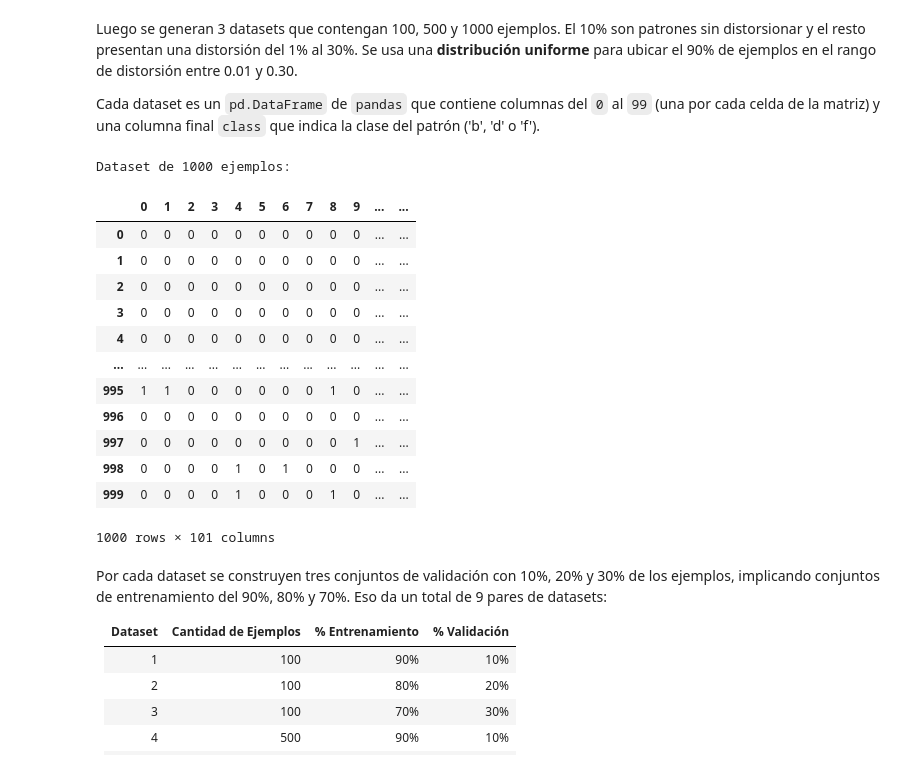
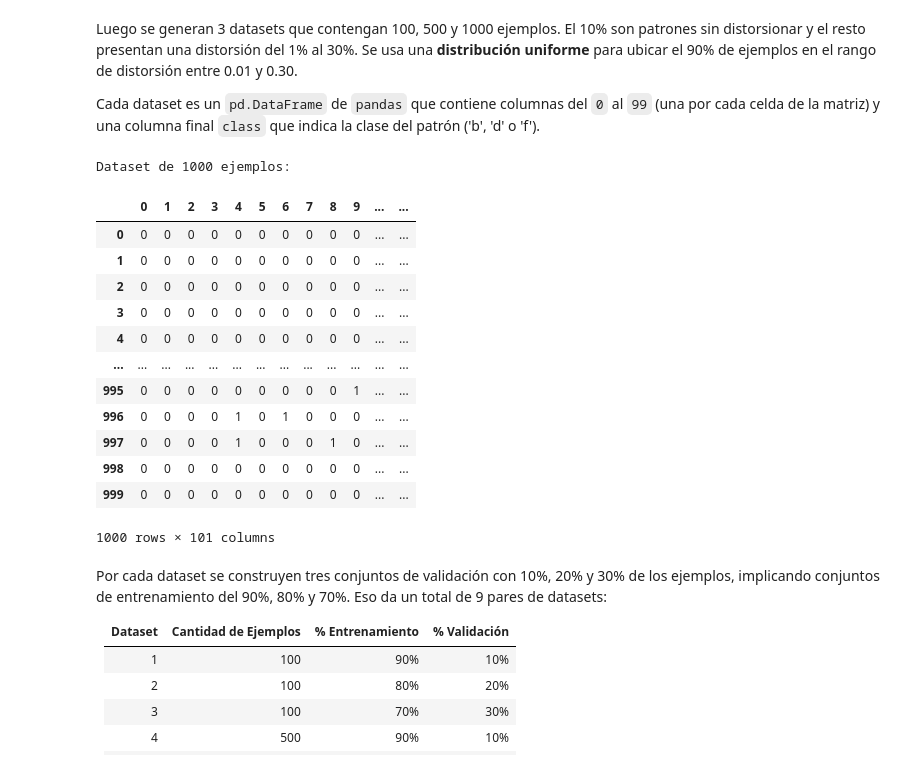
Before and after one commit to elepad-org/mlp, a Jupyter notebook: model/notebook.ipynb, the cells around one changed output. Cells and saved outputs as stored; diff of their text form; code cells hidden in the pictures.

```diff
--- a/model/notebook.ipynb
+++ b/model/notebook.ipynb
@@ -30,6 +30,13 @@ SEED = 42
 RNG = np.random.default_rng(SEED)
 
 CLASSES = ["b", "d", "f"]
+
+
+def reset_rng():
+    """Reset the global RNG to ensure reproducibility across multiple runs."""
+    global RNG
+    RNG = np.random.default_rng(SEED)
+
 
 # fmt: off
 # Define the 10x10 patterns for 'b', 'd', and 'f' as a 1D array
@@ -178,38 +198,41 @@ def generate_dataset(n_samples: int) -> pd.DataFrame:
         # 10% without distortion, 90% with distortion between 1% and 30%
         if i < int(0.1 * n_samples):
             noise = 0.0
         else:
             noise = RNG.uniform(0.01, 0.30)
 
         # Pick a pattern at random
         pattern = RNG.choice(list(PATTERNS.keys()))
 
         sample = generate_sample(pattern, noise).flatten()
         df.iloc[i, :100] = sample
         df.loc[i, "class"] = pattern
 
     return df
 
 
+# Reset RNG for reproducibility across multiple runs
+reset_rng()
+
 DATASET_SIZES = [100, 500, 1000]
 original_datasets = [generate_dataset(size) for size in DATASET_SIZES]
 
 print("Dataset de 1000 ejemplos:")
 original_datasets[2]
 # %% [output]
 Dataset de 1000 ejemplos:
 |  | 0 | 1 | 2 | 3 | 4 | 5 | 6 | 7 | 8 | 9 | ... | ... |
 | 0 | 0 | 0 | 0 | 0 | 0 | 0 | 0 | 0 | 0 | 0 | ... | ... |
 | 1 | 0 | 0 | 0 | 0 | 0 | 0 | 0 | 0 | 0 | 0 | ... | ... |
 | 2 | 0 | 0 | 0 | 0 | 0 | 0 | 0 | 0 | 0 | 0 | ... | ... |
 | 3 | 0 | 0 | 0 | 0 | 0 | 0 | 0 | 0 | 0 | 0 | ... | ... |
 | 4 | 0 | 0 | 0 | 0 | 0 | 0 | 0 | 0 | 0 | 0 | ... | ... |
 | ... | ... | ... | ... | ... | ... | ... | ... | ... | ... | ... | ... | ... |
-| 995 | 1 | 1 | 0 | 0 | 0 | 0 | 0 | 0 | 1 | 0 | ... | ... |
-| 996 | 0 | 0 | 0 | 0 | 0 | 0 | 0 | 0 | 0 | 0 | ... | ... |
-| 997 | 0 | 0 | 0 | 0 | 0 | 0 | 0 | 0 | 0 | 1 | ... | ... |
-| 998 | 0 | 0 | 0 | 0 | 1 | 0 | 1 | 0 | 0 | 0 | ... | ... |
-| 999 | 0 | 0 | 0 | 0 | 1 | 0 | 0 | 0 | 1 | 0 | ... | ... |
+| 995 | 0 | 0 | 0 | 0 | 0 | 0 | 0 | 0 | 0 | 1 | ... | ... |
+| 996 | 0 | 0 | 0 | 0 | 1 | 0 | 1 | 0 | 0 | 0 | ... | ... |
+| 997 | 0 | 0 | 0 | 0 | 1 | 0 | 0 | 0 | 1 | 0 | ... | ... |
+| 998 | 0 | 0 | 0 | 0 | 0 | 0 | 0 | 0 | 0 | 0 | ... | ... |
+| 999 | 0 | 0 | 0 | 0 | 0 | 0 | 0 | 0 | 0 | 0 | ... | ... |
 1000 rows × 101 columns
 # %% [markdown]
 Por cada dataset se construyen tres conjuntos de validación con 10%, 20% y 30% de los ejemplos, implicando conjuntos de entrenamiento del 90%, 80% y 70%.
```
Also changed, not shown: parts of 11 cells of this notebook.
